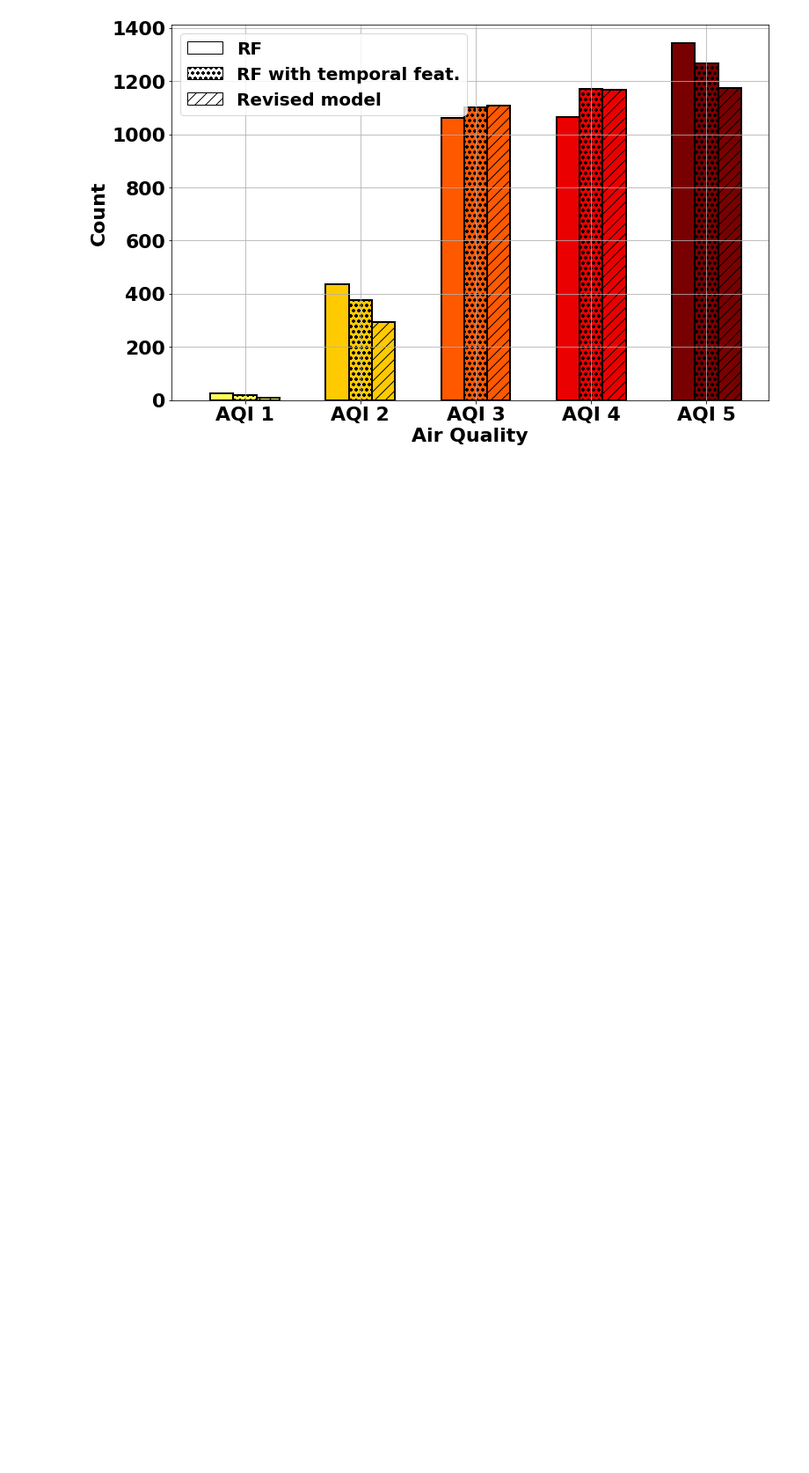
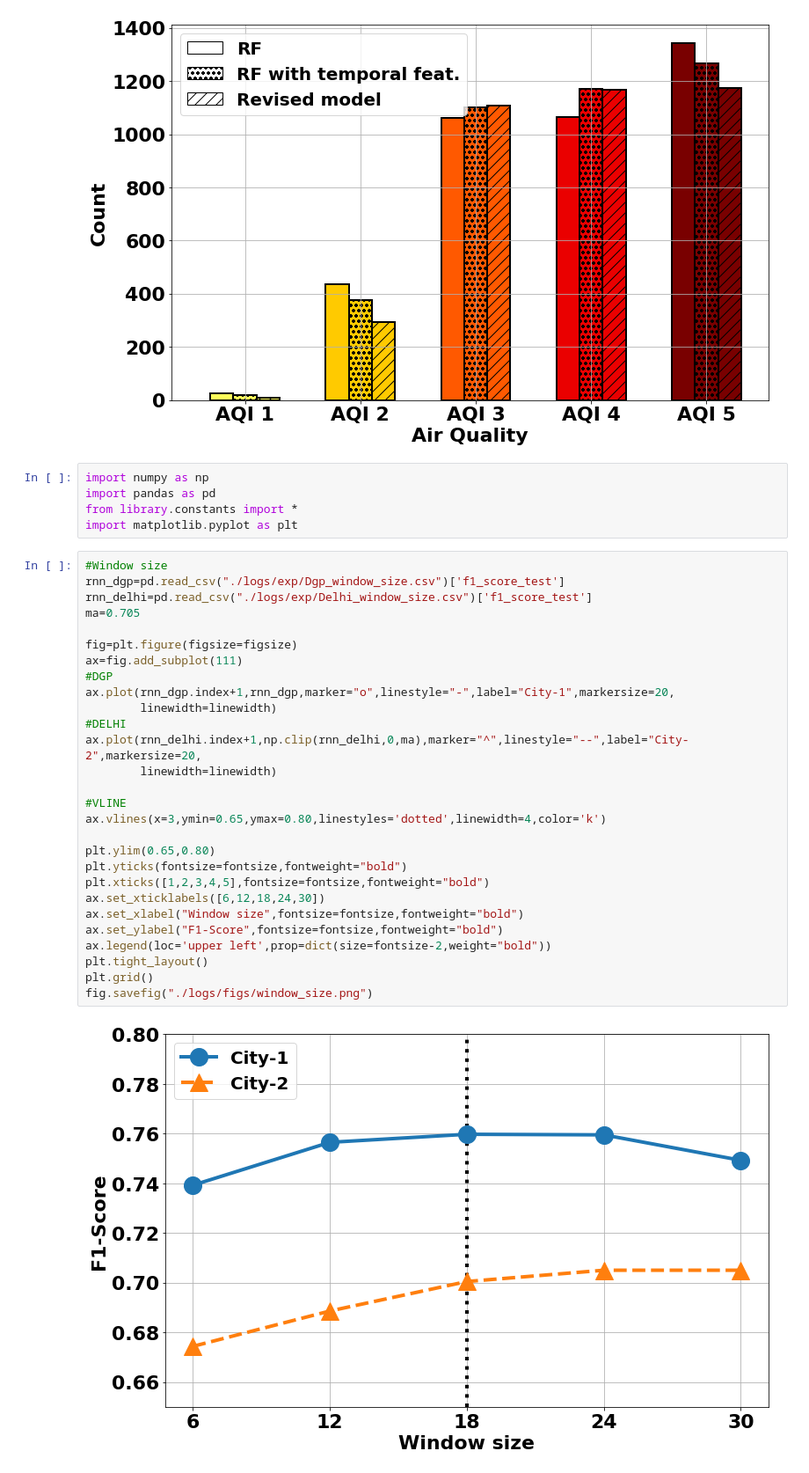
Before and after one commit to prasenjit52282/AQuaMoHo, a Jupyter notebook: plot.ipynb, the cells around one changed output. Shown: that part at 88% size. Cells and saved outputs as stored; diff of their text form; blank space fills up the shorter version.

Commit message:
window size experiment plot is added

```diff
--- a/plot.ipynb
+++ b/plot.ipynb
@@ -493,3 +493,38 @@ plt.grid()
 fig.savefig("./logs/figs/delhi_aqi4_miss.png")
 # %% [output]
 [figure]
+# %%
+import numpy as np
+import pandas as pd
+from library.constants import *
+import matplotlib.pyplot as plt
+# %%
+#Window size
+rnn_dgp=pd.read_csv("./logs/exp/Dgp_window_size.csv")['f1_score_test']
+rnn_delhi=pd.read_csv("./logs/exp/Delhi_window_size.csv")['f1_score_test']
+ma=0.705
+
+fig=plt.figure(figsize=figsize)
+ax=fig.add_subplot(111)
+#DGP
+ax.plot(rnn_dgp.index+1,rnn_dgp,marker="o",linestyle="-",label="City-1",markersize=20,
+        linewidth=linewidth)
+#DELHI
+ax.plot(rnn_delhi.index+1,np.clip(rnn_delhi,0,ma),marker="^",linestyle="--",label="City-2",markersize=20,
+        linewidth=linewidth)
+
+#VLINE
+ax.vlines(x=3,ymin=0.65,ymax=0.80,linestyles='dotted',linewidth=4,color='k')
+
+plt.ylim(0.65,0.80)
+plt.yticks(fontsize=fontsize,fontweight="bold")
+plt.xticks([1,2,3,4,5],fontsize=fontsize,fontweight="bold")
+ax.set_xticklabels([6,12,18,24,30])
+ax.set_xlabel("Window size",fontsize=fontsize,fontweight="bold")
+ax.set_ylabel("F1-Score",fontsize=fontsize,fontweight="bold")
+ax.legend(loc='upper left',prop=dict(size=fontsize-2,weight="bold"))
+plt.tight_layout()
+plt.grid()
+fig.savefig("./logs/figs/window_size.png")
+# %% [output]
+[figure, added]
```
Also changed, not shown: parts of 1 cell of this notebook, 1 other file.
